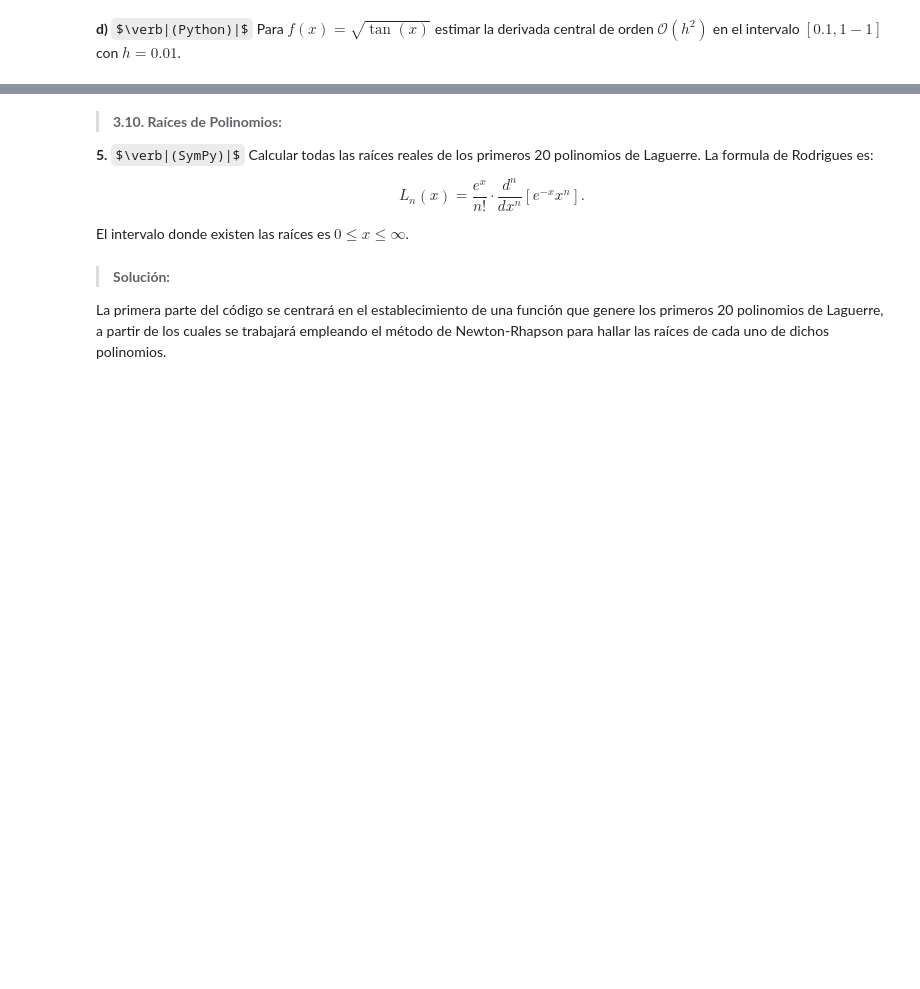
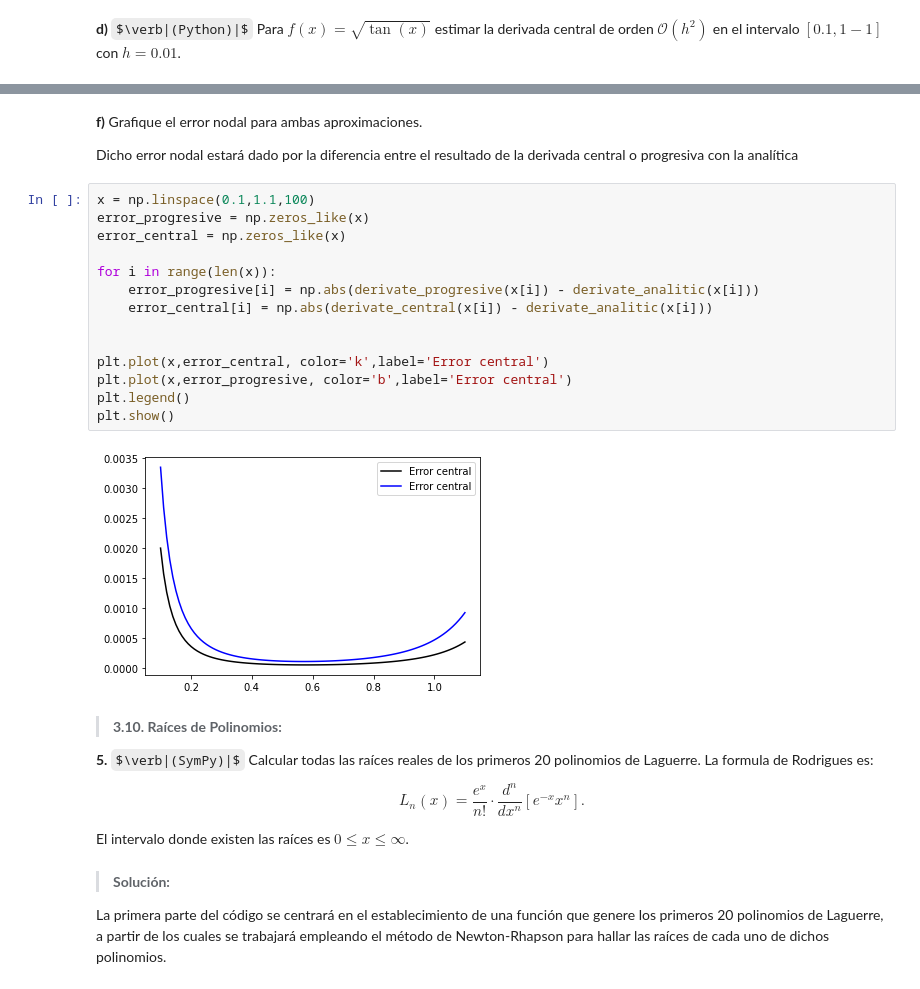
Before and after one commit to ThomasAnkhe/Metodos1_ClaudiaCuellar-ThomasAndrade, a Jupyter notebook: Segundo Taller/Métodos_Taller2.ipynb, the cells around one changed output, grey strips where cells are left out. Drawn from its saved outputs; the diff is of its cells as text; some formulas as TeX source; blank space fills up the shorter version.

```diff
--- a/Segundo Taller/Métodos_Taller2.ipynb
+++ b/Segundo Taller/Métodos_Taller2.ipynb
@@ -95,3 +75,23 @@ array([1.5910402 , 1.51951281, 1.45748539, 1.40311625, 1.35503073,
+# %% [markdown]
+**f)** Grafique el error nodal para ambas aproximaciones.
+
+Dicho error nodal estará dado por la diferencia entre el resultado de la derivada central o progresiva con la analítica
+# %%
+x = np.linspace(0.1,1.1,100)
+error_progresive = np.zeros_like(x)
+error_central = np.zeros_like(x)
+
+for i in range(len(x)):
+    error_progresive[i] = np.abs(derivate_progresive(x[i]) - derivate_analitic(x[i]))
+    error_central[i] = np.abs(derivate_central(x[i]) - derivate_analitic(x[i]))
+
+
+plt.plot(x,error_central, color='k',label='Error central')
+plt.plot(x,error_progresive, color='b',label='Error central')
+plt.legend()
+plt.show()
+# %% [output]
+[figure, added]
 # %% [markdown]
 > **3.10. Raíces de Polinomios:**
 
```
Also changed, not shown: parts of 13 cells of this notebook.
